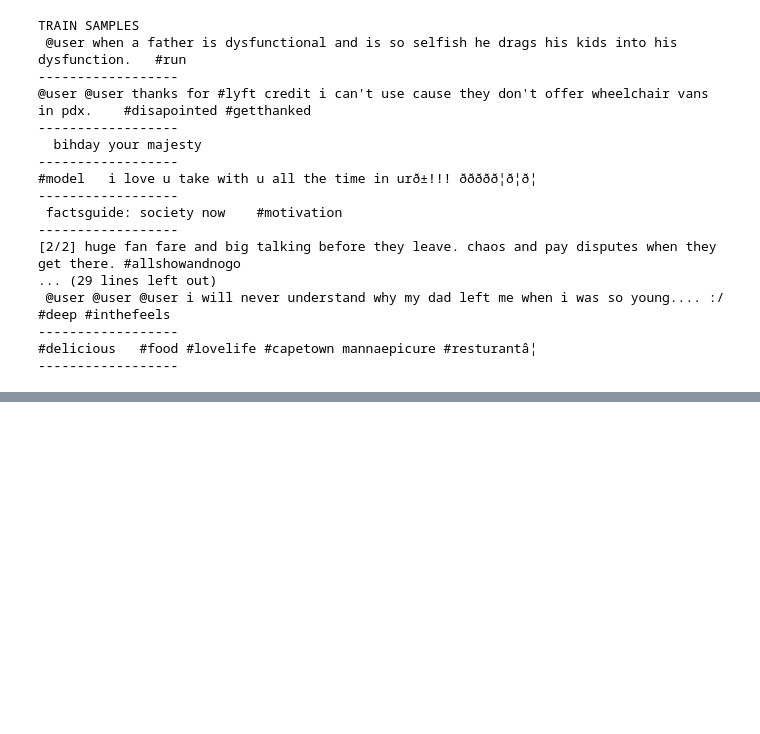
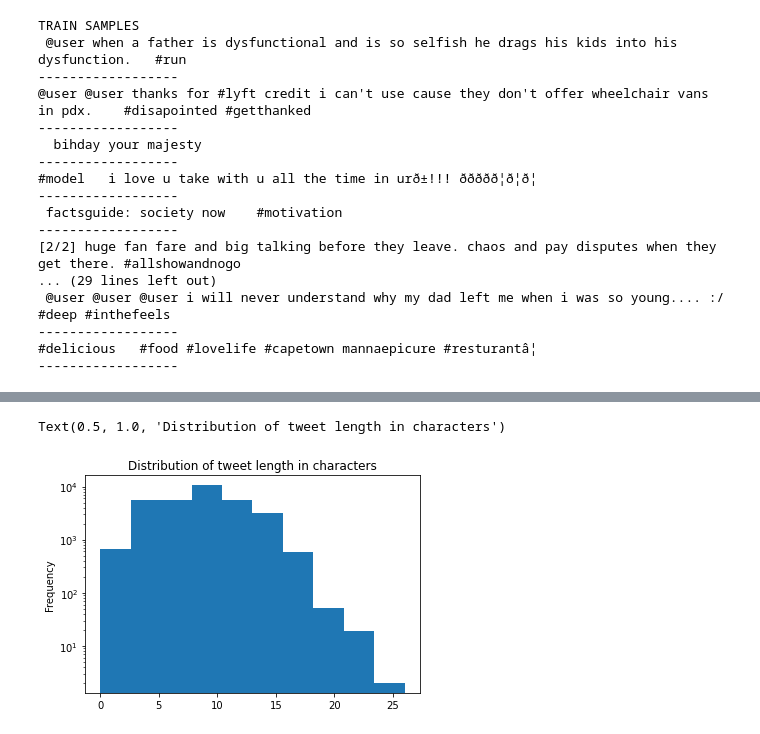
Before and after one commit to KickItLikeShika/cracking-kaggle-competitions, a Jupyter notebook: NLP/Twitter Tweets Data/TwitterTweetsData.ipynb, the cells around one changed output, grey strips where cells are left out. Saved outputs shown, nothing was run; the diff lists cells and outputs as text; code cells hidden in the pictures; blank space fills up the shorter version.

```diff
--- a/NLP/Twitter Tweets Data/TwitterTweetsData.ipynb
+++ b/NLP/Twitter Tweets Data/TwitterTweetsData.ipynb
@@ -94,0 +232,37 @@ TRAIN SAMPLES
+# %%
+def remove_emoji(sentence):
+    emoji_pattern = re.compile("["
+                           u"\U0001F600-\U0001F64F"  # emoticons
+                           u"\U0001F300-\U0001F5FF"  # symbols & pictographs
+                           u"\U0001F680-\U0001F6FF"  # transport & map symbols
+                           u"\U0001F1E0-\U0001F1FF"  # flags (iOS)
+                           u"\U00002702-\U000027B0"
+                           u"\U000024C2-\U0001F251"
+                           "]+", flags=re.UNICODE)
+
+    return emoji_pattern.sub(r'', sentence)
+
+def remove_stopwords(sentence):
+    words = sentence.split()
+    words = [word for word in words if word not in stopwords.words('english')]
+
+    return ' '.join(words)
+# %%
+stemmer = SnowballStemmer('english')
+wl = WordNetLemmatizer()
+def lemmatize_words(sentence):
+    words = sentence.split()
+    words = [wl.lemmatize(word) for word in words]
+    return ' '.join(words)
+# %%
+# Clear emojis
+train["tweet"] = train["tweet"].apply(lambda x: remove_emoji(x))
+test["tweet"] = test["tweet"].apply(lambda x: remove_emoji(x))
+
+# Stopwords
+train["tweet"] = train["tweet"].apply(lambda x: remove_stopwords(x))
+test["tweet"] = test["tweet"].apply(lambda x: remove_stopwords(x))
+
+# Lemmatization
+train["tweet"] = train["tweet"].apply(lambda x: lemmatize_words(x))
+test["tweet"] = test["tweet"].apply(lambda x: lemmatize_words(x))
@@ -94,0 +297,7 @@ TRAIN SAMPLES
+# %%
+train['tweet'].apply(lambda x: len(x.split())).plot(kind='hist')
+plt.yscale('log')
+plt.title('Distribution of tweet length in characters')
+# %% [output]
+Text(0.5, 1.0, 'Distribution of tweet length in characters')
+[figure, added]
```
Also changed, not shown: parts of 11 cells of this notebook.
